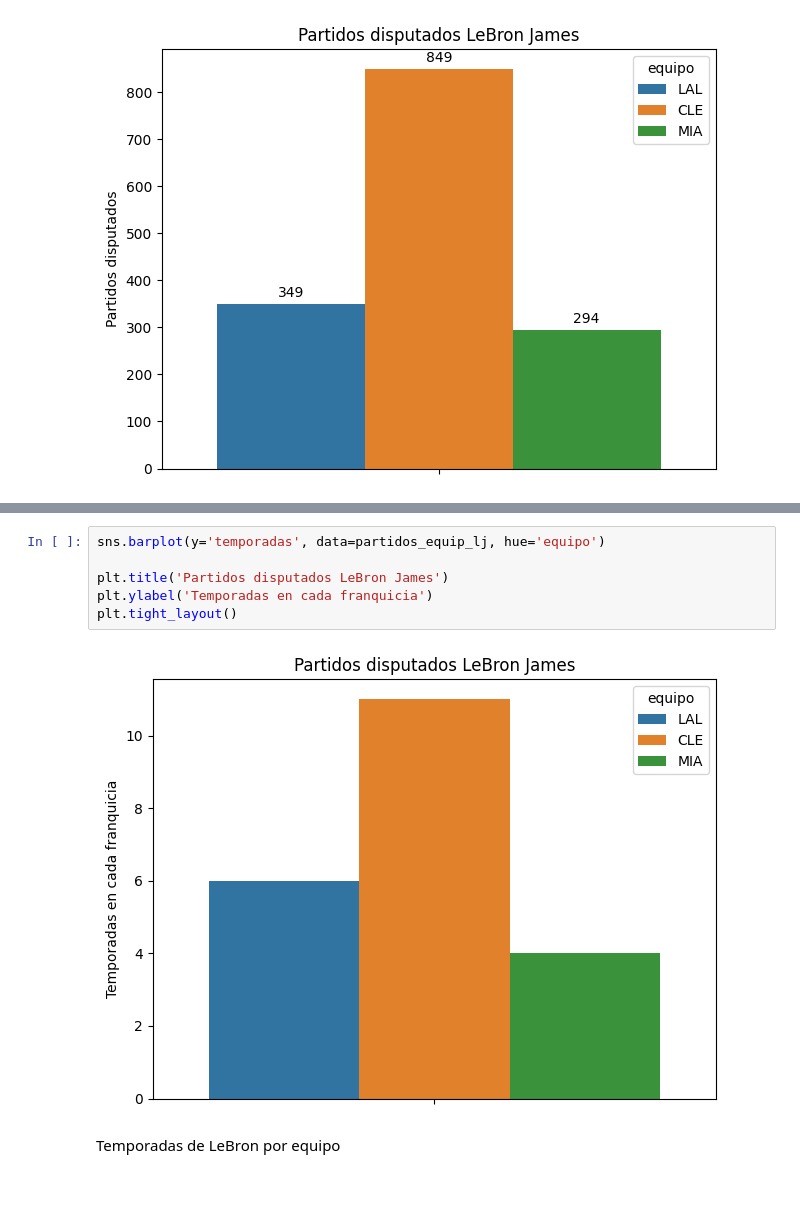
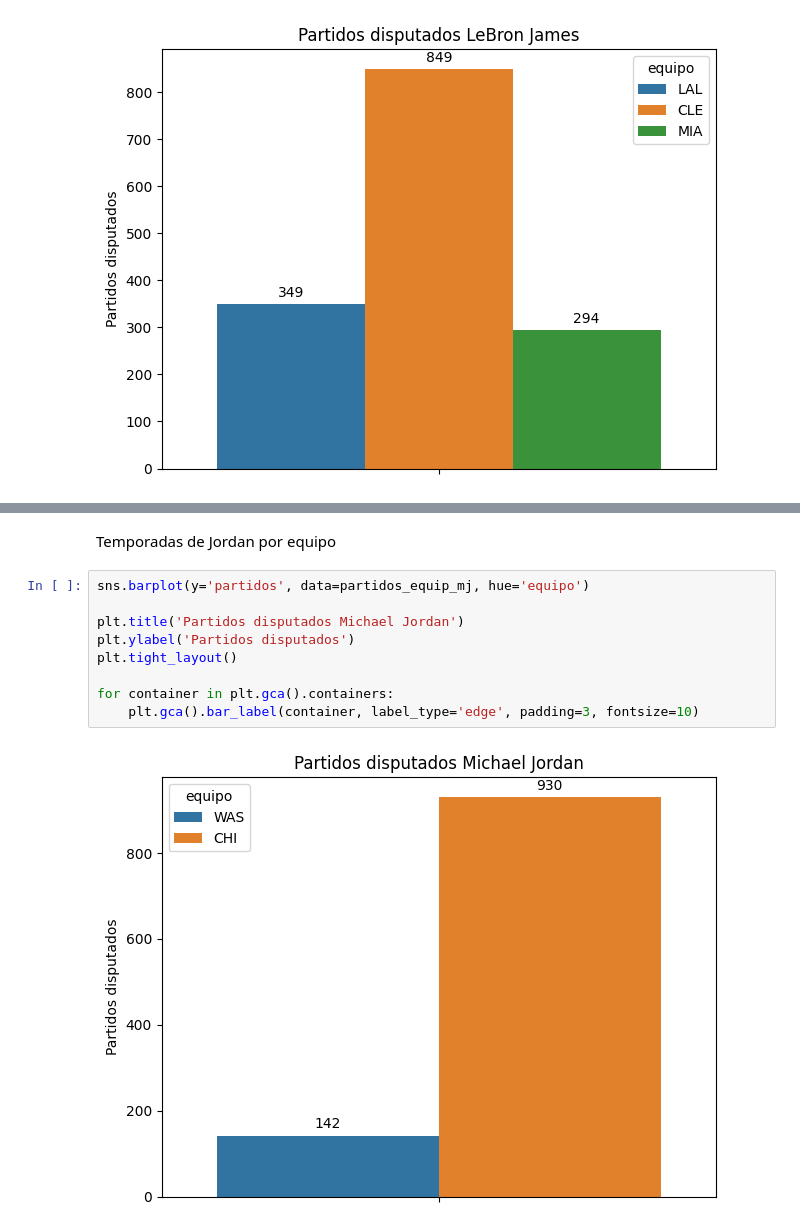
Before and after one commit to ngcarvajall/Proyecto5-GOAT_MJ_LJ, a Jupyter notebook: Notebooks/Loading.ipynb, the cells around one changed output, grey strips where cells are left out. Cells and saved outputs as stored; diff of their text form; blank space fills up the shorter version.

```diff
--- a/Notebooks/Loading.ipynb
+++ b/Notebooks/Loading.ipynb
@@ -939,10 +960,13 @@ Partidos de LeBron
+# %% [markdown]
+Temporadas de Jordan por equipo
 # %%
-sns.barplot(y='temporadas', data=partidos_equip_lj, hue='equipo')
+sns.barplot(y='partidos', data=partidos_equip_mj, hue='equipo')
 
-plt.title('Partidos disputados LeBron James')
-plt.ylabel('Temporadas en cada franquicia')
+plt.title('Partidos disputados Michael Jordan')
+plt.ylabel('Partidos disputados')
 plt.tight_layout()
+
+for container in plt.gca().containers:
+    plt.gca().bar_label(container, label_type='edge', padding=3, fontsize=10)
 # %% [output]
-[figure, old version]
+[figure, new version]
-# %% [markdown]
-Temporadas de LeBron por equipo
```
Also changed, not shown: parts of 17 cells of this notebook, 1 other file.
